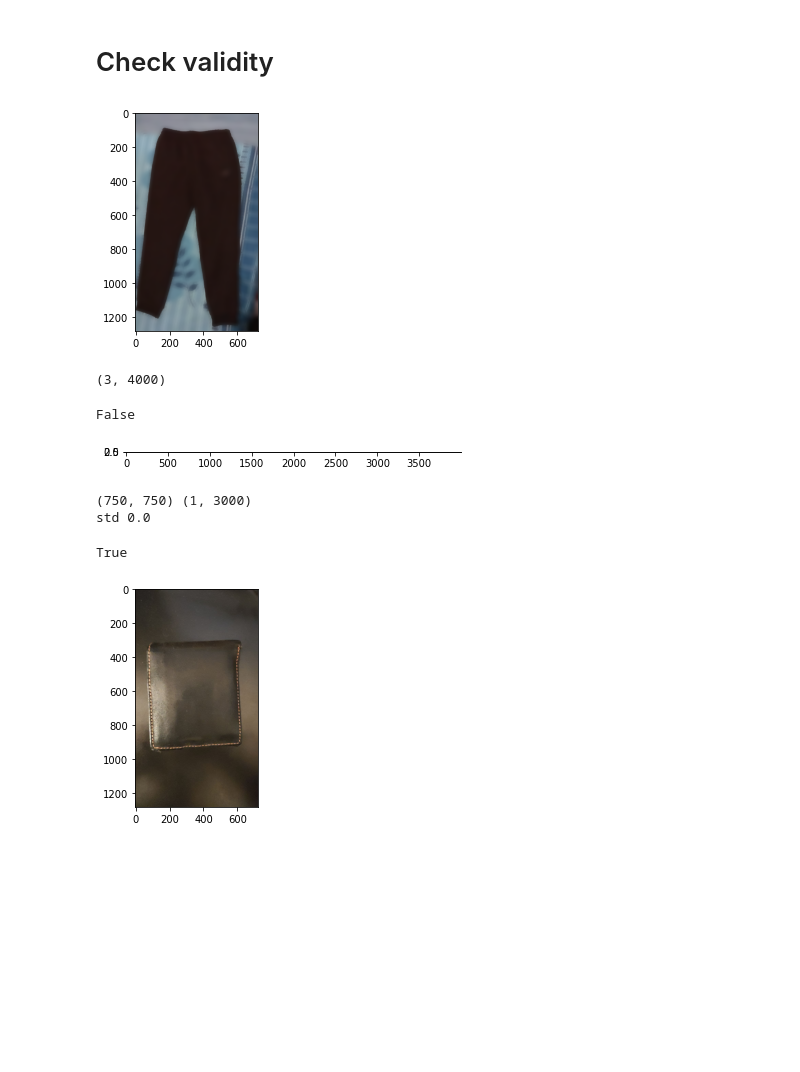
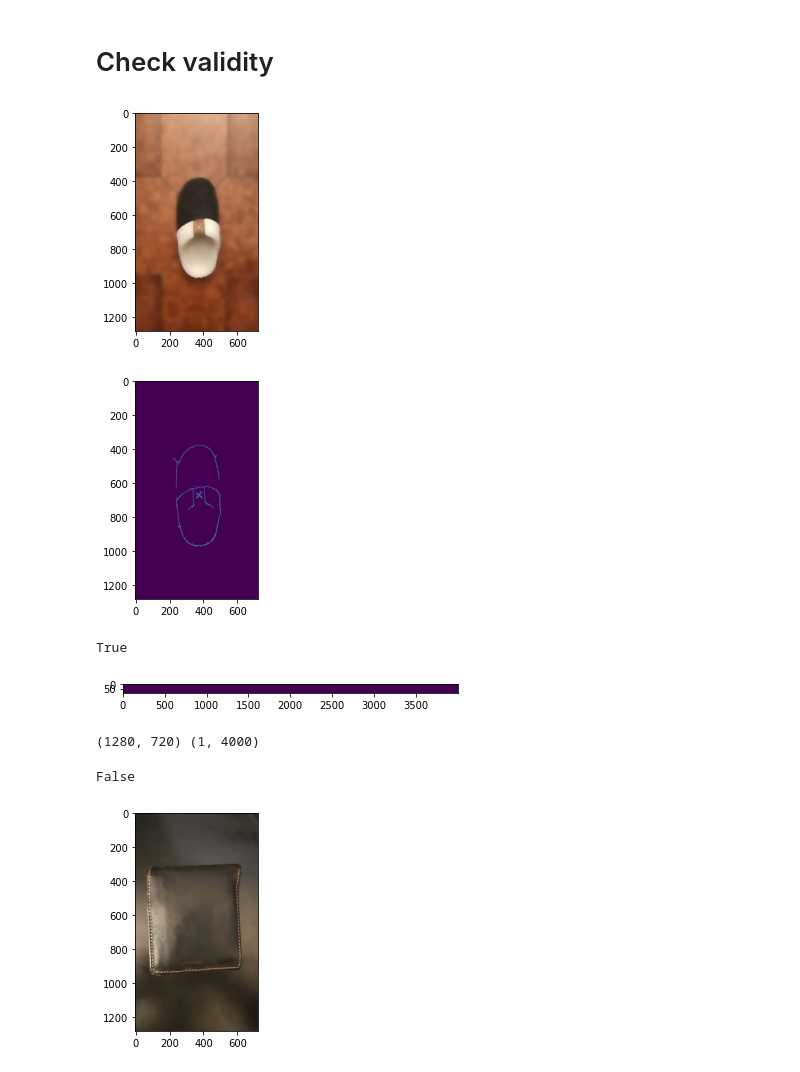
Before and after one commit to rpo19/VisualInformationProject, a Jupyter notebook: notebooks/FilterInput.ipynb, the cells around one changed output. Cells and saved outputs as stored; diff of their text form; code cells hidden in the pictures; blank space fills up the shorter version.

```diff
--- a/notebooks/FilterInput.ipynb
+++ b/notebooks/FilterInput.ipynb
@@ -55,7 +55,9 @@ def has_clear_margins(img_path, margin = 1):
     img = cv2.imread(img_path)
     img = cv2.bilateralFilter(
         img, 45, 200, 40, cv2.BORDER_REFLECT)
-    plt.imshow(img)
+    plt.imshow(cv2.cvtColor(img, cv2.COLOR_BGR2RGB))
+    plt.show()
+    plt.imshow(cv2.Canny(img, 100, 150))
     plt.show()
     # extract stripes
     width = img.shape[1]
@@ -77,20 +79,19 @@ def has_clear_margins(img_path, margin = 1):
     # edges pixels are represented as 255 in canny, while the non-edges are 0
     return concatenated.max() == 0
 # %%
-img_path = '../test_imgs/gabri_2.jpg'
+img_path = '../test_imgs/test.jpg'
 # %%
-has_clear_margins(img_path, 3)
+has_clear_margins(img_path, 100)
 # %% [output]
-[figure, old version]
+[figure, new version]
+[figure, new version]
-(3, 4000)
+True
-False
-[figure, old version]
+[figure, added]
 # %%
 has_uniform_bg(img_path, 20, 1)
 # %% [output]
-(750, 750) (1, 3000)
-std 0.0
+(1280, 720) (1, 4000)
-True
+False
 # %%
 is_dark(img_path, 30)
 # %% [output]
```
